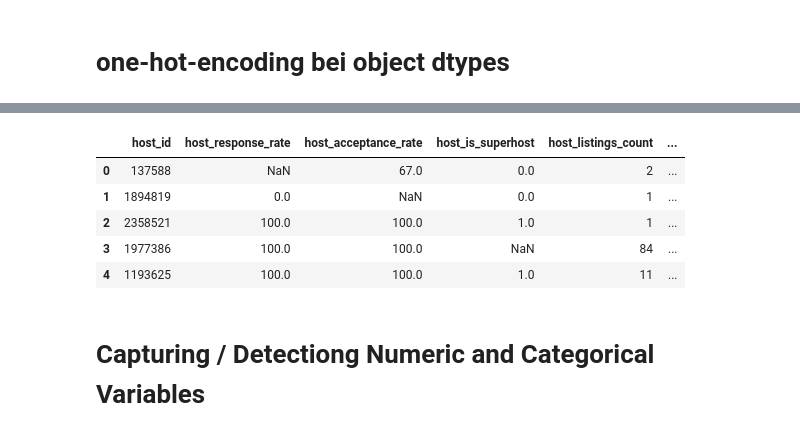
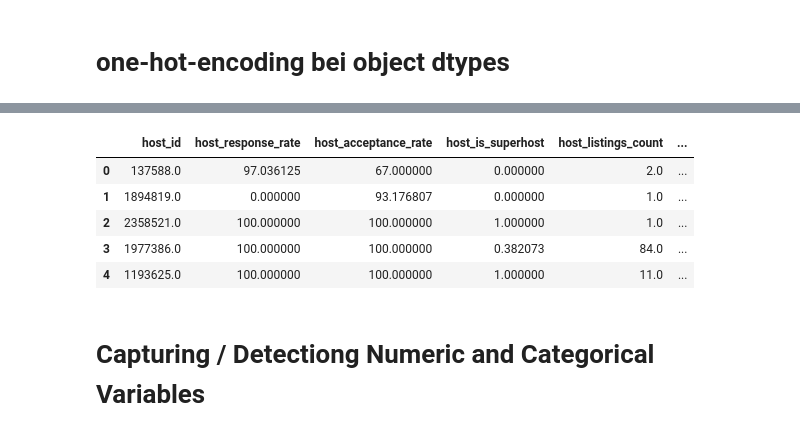
Before and after one commit to bughunter8913/u16697, a Jupyter notebook: ModelTraining.ipynb, the cells around one changed output, grey strips where cells are left out. Drawn from its saved outputs; the diff is of its cells as text; code cells hidden in the pictures.

```diff
--- a/ModelTraining.ipynb
+++ b/ModelTraining.ipynb
@@ -99,0 +100,3 @@ df[float_number_date] = df[float_number_date].fillna(-1).astype('int32')
+# %%
+# Ersetze -1 wieder durch NaN
+df[float_number_date] = df[float_number_date].replace(-1, np.nan)
@@ -100,3 +105,5 @@ df[float_number_date] = df[float_number_date].fillna(-1).astype('int32')
+# %%
+df = df.dropna(subset=float_number_date)
 # %% [markdown]
 # check again if data missing
 # %%
@@ -335,6 +313,15 @@ imp_mean = SimpleImputer(missing_values=np.nan, strategy='mean')
 # use only numeric columns for the Imputer
 imp_mean.fit(df_clean[numeric_col.columns])
 df_clean[numeric_col.columns] = imp_mean.fit_transform(df_clean[numeric_col.columns])
+# %%
+# Wähle die kategorialen Spalten
+categorical_cols = df_objects.columns
+
+# Initialisiere den Imputer mit Strategie "most_frequent"
+imp_cat = SimpleImputer(strategy='most_frequent')
+
+# Fit und Transform auf die kategorialen Spalten
+df_clean[categorical_cols] = imp_cat.fit_transform(df_clean[categorical_cols])
 # %%
 df_clean.head(5)
 # %% [output]
@@ -378,19 +365,19 @@ df_objects_encoded.head(5)
 | 4 | 1 | 0 | 0 | 0 | ... |
 # %%
 # Entferne die ursprünglichen Object-Spalten aus df
-df = df.drop(columns=df_objects.columns)
+df_clean = df_clean.drop(columns=df_objects.columns)
 
 # Füge die One-Hot-encoded-Spalten hinzu
-df = pd.concat([df, df_objects_encoded], axis=1)
+df_clean = pd.concat([df_clean, df_objects_encoded], axis=1)
 # %%
-df.head(5)
+df_clean.head(5)
 # %% [output]
 |  | host_id | host_response_rate | host_acceptance_rate | host_is_superhost | host_listings_count | ... |
-| 0 | 137588 | NaN | 67.0 | 0.0 | 2 | ... |
-| 1 | 1894819 | 0.0 | NaN | 0.0 | 1 | ... |
-| 2 | 2358521 | 100.0 | 100.0 | 1.0 | 1 | ... |
-| 3 | 1977386 | 100.0 | 100.0 | NaN | 84 | ... |
-| 4 | 1193625 | 100.0 | 100.0 | 1.0 | 11 | ... |
+| 0 | 137588.0 | 97.036125 | 67.000000 | 0.000000 | 2.0 | ... |
+| 1 | 1894819.0 | 0.000000 | 93.176807 | 0.000000 | 1.0 | ... |
+| 2 | 2358521.0 | 100.000000 | 100.000000 | 1.000000 | 1.0 | ... |
+| 3 | 1977386.0 | 100.000000 | 100.000000 | 0.382073 | 84.0 | ... |
+| 4 | 1193625.0 | 100.000000 | 100.000000 | 1.000000 | 11.0 | ... |
 # %% [markdown]
 # Capturing / Detectiong Numeric and Categorical Variables
 # %%
```
Also changed, not shown: parts of 20 cells of this notebook.
